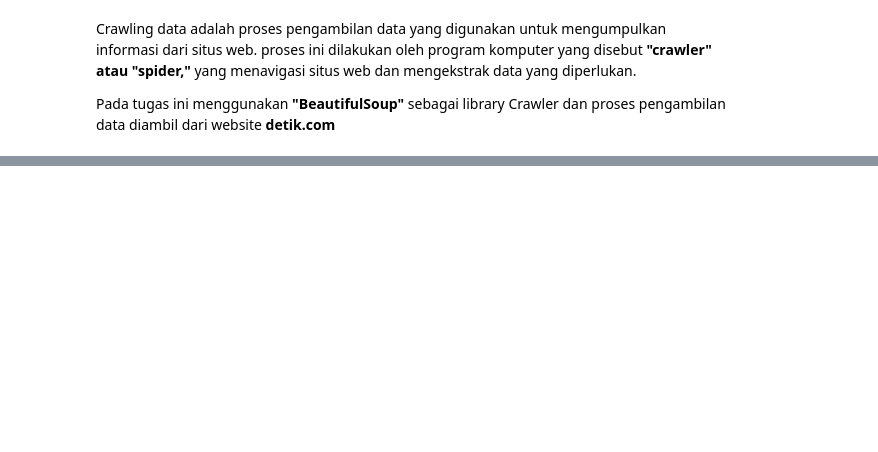
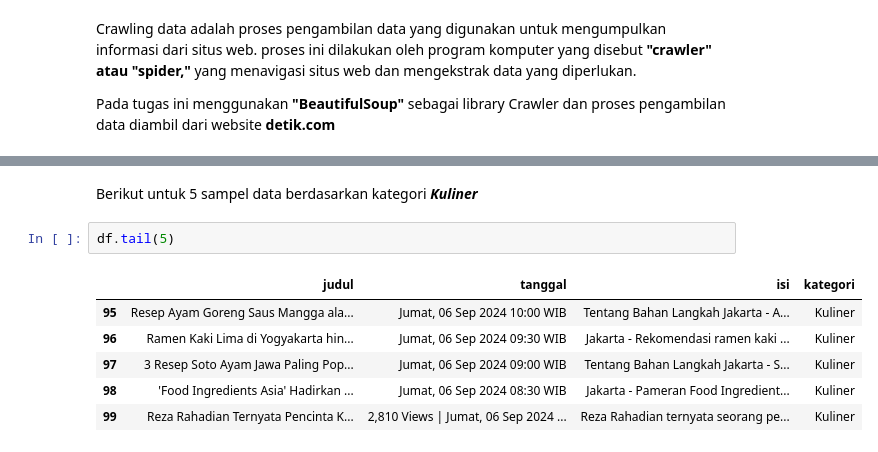
Before and after one commit to achmadbaharuddinakbar/PPW-A, a Jupyter notebook: _sources/tugas-ppw/Tugas1.ipynb, the cells around one changed output, grey strips where cells are left out. Drawn from its saved outputs; the diff is of its cells as text; blank space fills up the shorter version.

```diff
--- a/_sources/tugas-ppw/Tugas1.ipynb
+++ b/_sources/tugas-ppw/Tugas1.ipynb
@@ -120,0 +178,11 @@ df
+# %% [markdown]
+Berikut untuk 5 sampel data berdasarkan kategori ***Kuliner***
+# %%
+df.tail(5)
+# %% [output]
+|  | judul | tanggal | isi | kategori |
+| 95 | Resep Ayam Goreng Saus Mangga ala... | Jumat, 06 Sep 2024 10:00 WIB | Tentang Bahan Langkah Jakarta - A... | Kuliner |
+| 96 | Ramen Kaki Lima di Yogyakarta hin... | Jumat, 06 Sep 2024 09:30 WIB | Jakarta - Rekomendasi ramen kaki ... | Kuliner |
+| 97 | 3 Resep Soto Ayam Jawa Paling Pop... | Jumat, 06 Sep 2024 09:00 WIB | Tentang Bahan Langkah Jakarta - S... | Kuliner |
+| 98 | 'Food Ingredients Asia' Hadirkan ... | Jumat, 06 Sep 2024 08:30 WIB | Jakarta - Pameran Food Ingredient... | Kuliner |
+| 99 | Reza Rahadian Ternyata Pencinta K... | 2,810 Views | Jumat, 06 Sep 2024 ... | Reza Rahadian ternyata seorang pe... | Kuliner |
```
Also changed, not shown: parts of 11 cells of this notebook, 12 other files.
